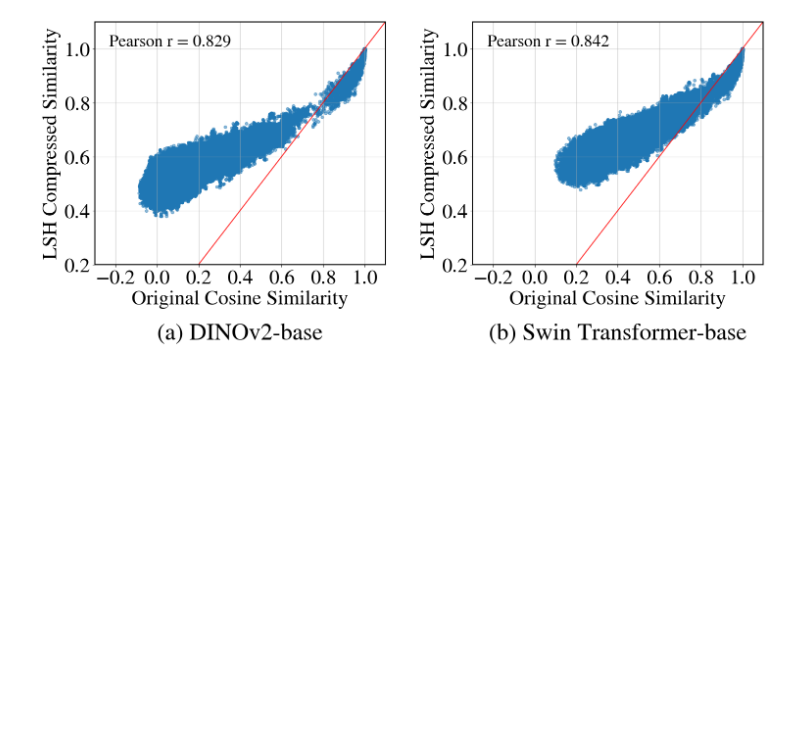
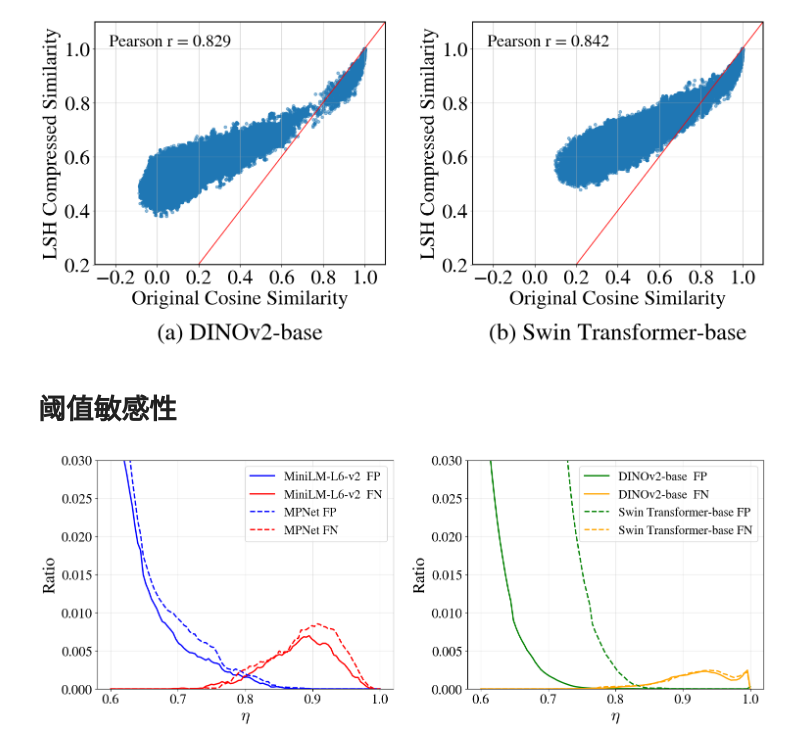
Before and after one commit to tenondvpn/NMFT, a Jupyter notebook: LSH.ipynb, the cells around one changed output. Saved outputs shown, nothing was run; the diff lists cells and outputs as text; code cells hidden in the pictures; blank space fills up the shorter version.

```diff
--- a/LSH.ipynb
+++ b/LSH.ipynb
@@ -227,7 +167,7 @@ for model_name, j in models:
             # bbox=dict(facecolor='white', edgecolor='black', alpha=0.8),
             fontsize=25)
 
-    设置网格线
+    # 设置网格线
     ax.grid(True, linestyle='-', alpha=0.7)
 
     # 设置边框线宽
@@ -380,8 +320,10 @@ len(images)
 ## DINOv2
 # %%
 # 加载模型
-processor = AutoImageProcessor.from_pretrained('facebook/dinov2-base')
-model = AutoModel.from_pretrained('facebook/dinov2-base')
+path = 'facebook/dinov2-base'
+# path = '/home/zdm/.cache/huggingface/hub/models--facebook--dinov2-base/snapshots/f9e44c814b77203eaa57a6bdbbd535f21ede1415'
+processor = AutoImageProcessor.from_pretrained(path)
+model = AutoModel.from_pretrained(path)
 # %%
 # 提取特征
 print("Extracting features...")
@@ -414,6 +356,7 @@ features.shape
 # LSH压缩
 dim = features.shape[1]
 np.random.seed(42)
+n_projections = 256
 random_projections = np.random.randn(n_projections, dim)
 compressed_features = [lsh_compress(feat, random_projections) for feat in features]
 # %%
@@ -433,8 +376,10 @@ model_results.update({'DINOv2-base': (orig_sims_dinov2, comp_sims_dinov2)})
 ## Swin Transformer
 # %%
 # 加载模型
-processor = AutoImageProcessor.from_pretrained("microsoft/swin-base-patch4-window7-224")
-model = SwinModel.from_pretrained("microsoft/swin-base-patch4-window7-224").to(device)
+path = "microsoft/swin-base-patch4-window7-224"
+# path = '/home/zdm/.cache/huggingface/hub/models--microsoft--swin-base-patch4-window7-224/snapshots/20d6c26ef6455d36c0a78671d787c5da57513d4b'
+processor = AutoImageProcessor.from_pretrained(path)
+model = SwinModel.from_pretrained(path).to(device)
 # %%
 # 提取特征
 print("Extracting features...")
@@ -543,3 +488,63 @@ plt.savefig(f'./figs/lsh image.png', dpi=300, bbox_inches='tight')
 plt.show()
 # %% [output]
 [figure]
+# %% [markdown]
+# 阈值敏感性
+# %%
+def scan_fp_fn(comp, orig, etas):
+    fp, fn = [], []
+    for eta in etas:
+        fp_mask = (comp >= eta) & (orig < eta)
+        fn_mask = (comp <  eta) & (orig >= eta)
+        fp.append(fp_mask.sum() / len(fp_mask))
+        fn.append(fn_mask.sum() / len(fn_mask))
+    return np.array(fp), np.array(fn)
+
+etas = np.linspace(0.6, 1, 100)
+
+# 扫描四组模型
+fp_mn, fn_mn = scan_fp_fn(comp_sims_minilm, orig_sims_minilm, etas)
+fp_mp, fn_mp = scan_fp_fn(comp_sims_mpnet,  orig_sims_mpnet,  etas)
+fp_dv, fn_dv = scan_fp_fn(comp_sims_dinov2, orig_sims_dinov2, etas)
+fp_sw, fn_sw = scan_fp_fn(comp_sims_swin,   orig_sims_swin,   etas)
+
+# ---------- 画图 ----------
+fig, axes = plt.subplots(1, 2, figsize=(15, 6))
+
+# ---- 左图：MiniLM-L6-v2  vs  MPNet-base-v2 ----
+ax = axes[0]
+ax.plot(etas, fp_mn, label='MiniLM-L6-v2  FP', lw=2, color='b', linestyle='-')
+ax.plot(etas, fn_mn, label='MiniLM-L6-v2  FN', lw=2, color='r', linestyle='-')
+ax.plot(etas, fp_mp, label='MPNet FP', lw=2, color='b', linestyle='--')
+ax.plot(etas, fn_mp, label='MPNet FN', lw=2, color='r', linestyle='--')
+ax.set_xlabel(r'$\eta$', fontsize=25)
+ax.set_ylabel('Ratio', fontsize=25)
+# ax.set_title('(a) MiniLM-L6-v2 vs. MPNet', y=-0.15, fontsize=30)
+ax.legend(fontsize=18)
+ax.grid(alpha=0.3)
+ax.tick_params(labelsize=20)
+# ax.set_yscale('log')
+# ax.set_ylim(1e-10, 1e-1)      # 举例：0.01 % – 100 %
+
+# ---- 右图：DINOv2-base  vs  Swin Transformer-base ----
+ax = axes[1]
+ax.plot(etas, fp_dv, label='DINOv2-base  FP', lw=2, color='g', linestyle='-')
+ax.plot(etas, fn_dv, label='DINOv2-base  FN', lw=2, color='orange', linestyle='-')
+ax.plot(etas, fp_sw, label='Swin Transformer-base FP', lw=2, color='g', linestyle='--')
+ax.plot(etas, fn_sw, label='Swin Transformer-base FN', lw=2, color='orange', linestyle='--')
+ax.set_xlabel(r'$\eta$', fontsize=25)
+ax.set_ylabel('Ratio', fontsize=25)
+# ax.set_title('(b) DINOv2-base vs. Swin-T-base', y=-0.15, fontsize=30)
+ax.legend(fontsize=18)
+ax.grid(alpha=0.3)
+ax.tick_params(labelsize=20)
+# ax.set_yscale('log')
+# ax.set_ylim(1e-10, 1e-1)      # 举例：0.01 % – 100 %
+
+plt.setp(axes, ylim=(0, 0.03))
+plt.tight_layout()
+plt.subplots_adjust(wspace=0.25, bottom=0.18)
+plt.savefig('./figs/eta.png', dpi=300, bbox_inches='tight')
+plt.show()
+# %% [output]
+[figure, added]
```
Also changed, not shown: parts of 12 cells of this notebook.
